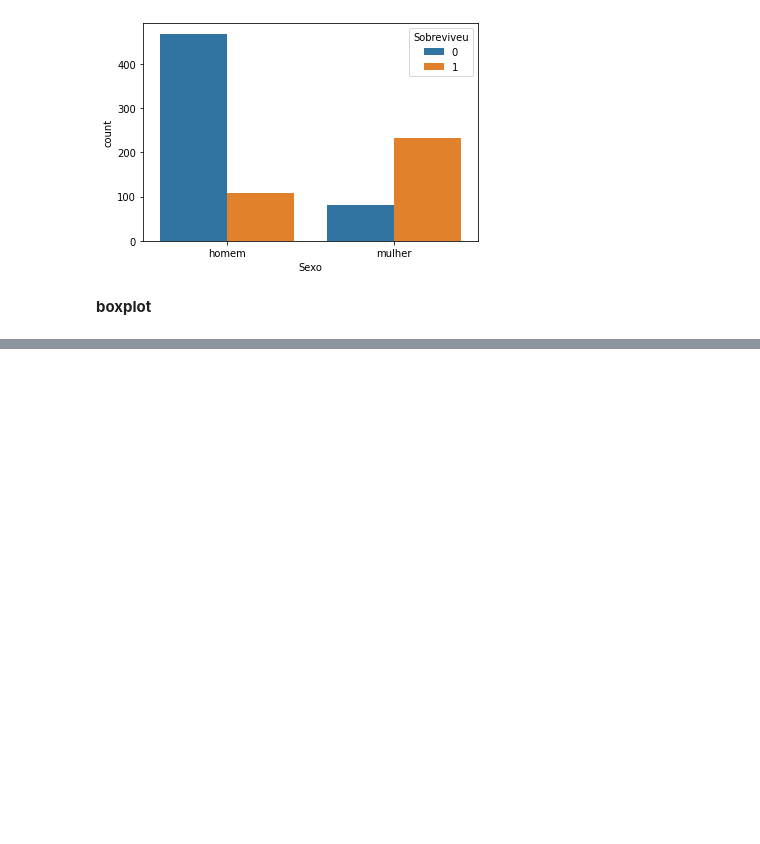
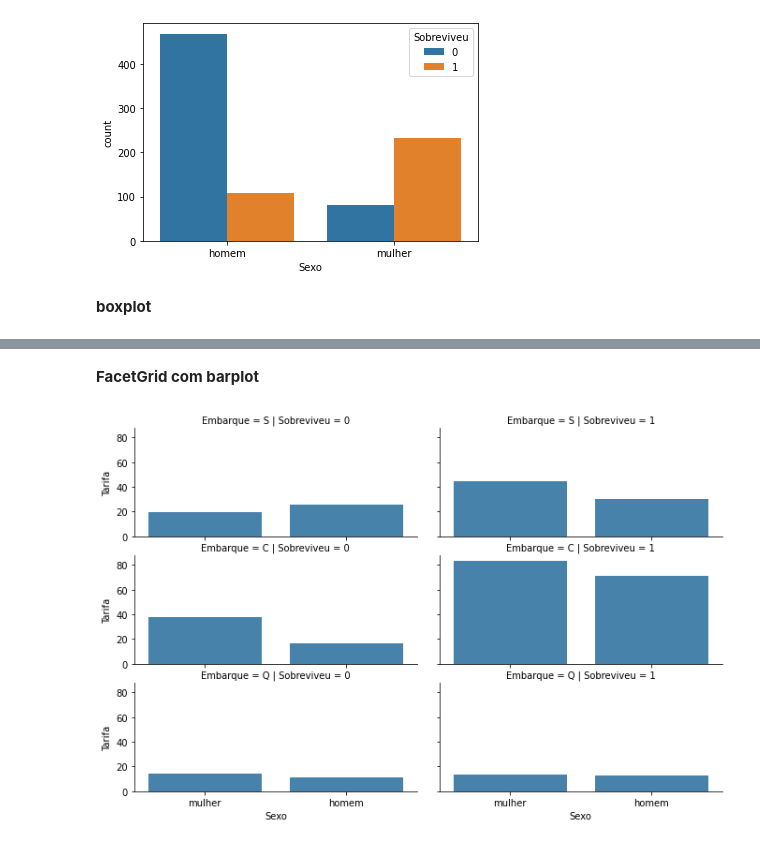
Before and after one commit to LucasRocha2308/Curso-Data-Science-e-Machine-Learning-com-Estatistica-e-Python, a Jupyter notebook: Visualizacao_de_dados.ipynb, the cells around one changed output, grey strips where cells are left out. Drawn from its saved outputs; the diff is of its cells as text; code cells hidden in the pictures; blank space fills up the shorter version.

```diff
--- a/Visualizacao_de_dados.ipynb
+++ b/Visualizacao_de_dados.ipynb
@@ -192,0 +210,10 @@ plt.figure(figsize=(5,3), dpi=100)
+# %% [markdown]
+**FacetGrid com barplot**
+# %%
+g = sns.FacetGrid(data, row='Embarque', col='Sobreviveu')
+g.map(sns.barplot, 'Sexo', 'Tarifa',alpha=0.9, ci=None) #alpha deixa o grafico transparente, quanto menor o alpha mais transparente, ci=intervalo de confiança
+
+fig=plt.gcf()
+fig.set_size_inches(10,6)
+# %% [output]
+[figure, added]
```
Also changed, not shown: parts of 5 cells of this notebook.
